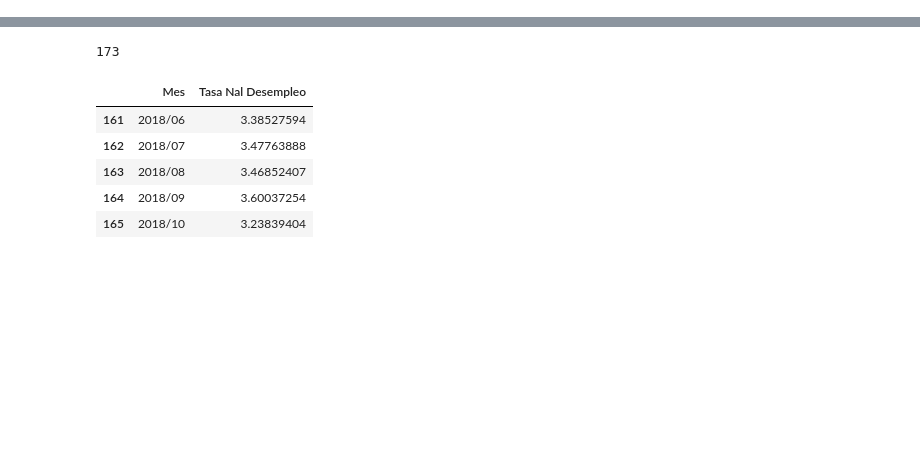
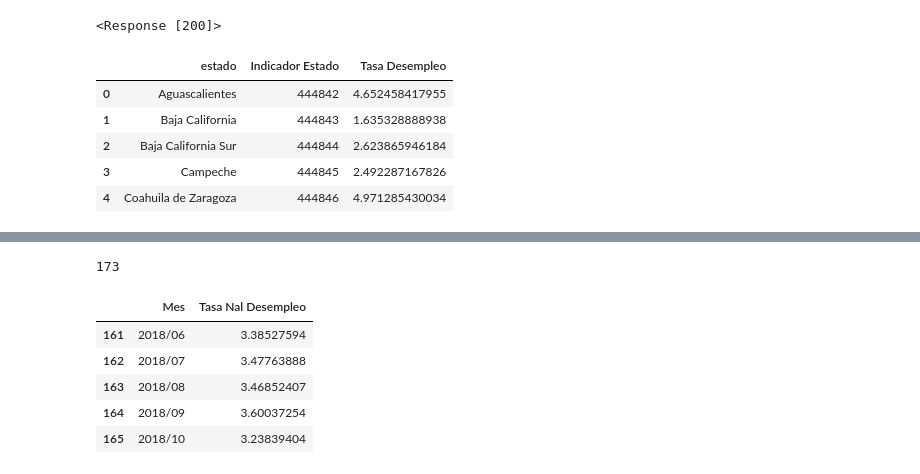
Before and after one commit to mmastermind/Project_1, a Jupyter notebook: INEGI_API_National.ipynb, the cells around one changed output, grey strips where cells are left out. Drawn from its saved outputs; the diff is of its cells as text; code cells hidden in the pictures; blank space fills up the shorter version.

```diff
--- a/INEGI_API_National.ipynb
+++ b/INEGI_API_National.ipynb
@@ -15,3 +16,10 @@ from datetime import timedelta, date
 def daterange(start_date, end_date):
     for n in range(int ((end_date - start_date).days)):
         yield start_date + timedelta(n)
+# %%
+#URL test to see how json response is for posterior coding
+url =(f"https://www.inegi.org.mx/app/api/indicadores/desarrolladores/jsonxml/INDICATOR/444843/es/00000/true/BIE/2.0/{key_INEGI}?type=json")
+response = requests.get(url).json()
+requests.get(url)
+# %% [output]
+<Response [200]>
@@ -17,0 +325,34 @@ def daterange(start_date, end_date):
+# %%
+num_states=statesINEGI["numReg"]
+unemployment_rate=[]
+state_ind=[]
+states2=[]
+states_index=[]
+states_abrev=[]
+#loop that goes through the number of registers from INEGI's dictionary
+for i in range(num_states):
+    #appending specific data from the dictionary
+    states2.append(statesINEGI["datos"][i]["nom_agee"])
+    states_index.append(statesINEGI["datos"][i]["cve_agee"])
+    states_abrev.append(statesINEGI["datos"][i]["nom_abrev"])
+    x=i+444842 #this integer is added in order to match INEGI's API INDICATOR for the specific data requested
+    url2 =(f"https://www.inegi.org.mx/app/api/indicadores/desarrolladores/jsonxml/INDICATOR/{x}/es/00000/true/BIE/2.0/{key_INEGI}?type=json")
+    #data requerst to the API with the built URL using the counter to math the INDICATOR of INEGI
+    response = requests.get(url2).json()
+    #appending data from json response
+    unemployment_rate.append(response["Series"][0]["OBSERVATIONS"][0]['OBS_VALUE'])
+    state_ind.append(response["Series"][0]["INDICADOR"])
+# %%
+#Creating dataframe of API's data
+unemp_dict = {"estado":states2,
+    "Indicador Estado": state_ind,
+    "Tasa Desempleo":unemployment_rate}
+unemp_df = pd.DataFrame(unemp_dict)
+unemp_df.head()
+# %% [output]
+|  | estado | Indicador Estado | Tasa Desempleo |
+| 0 | Aguascalientes | 444842 | 4.652458417955 |
+| 1 | Baja California | 444843 | 1.635328888938 |
+| 2 | Baja California Sur | 444844 | 2.623865946184 |
+| 3 | Campeche | 444845 | 2.492287167826 |
+| 4 | Coahuila de Zaragoza | 444846 | 4.971285430034 |
```
Also changed, not shown: parts of 8 cells of this notebook.
